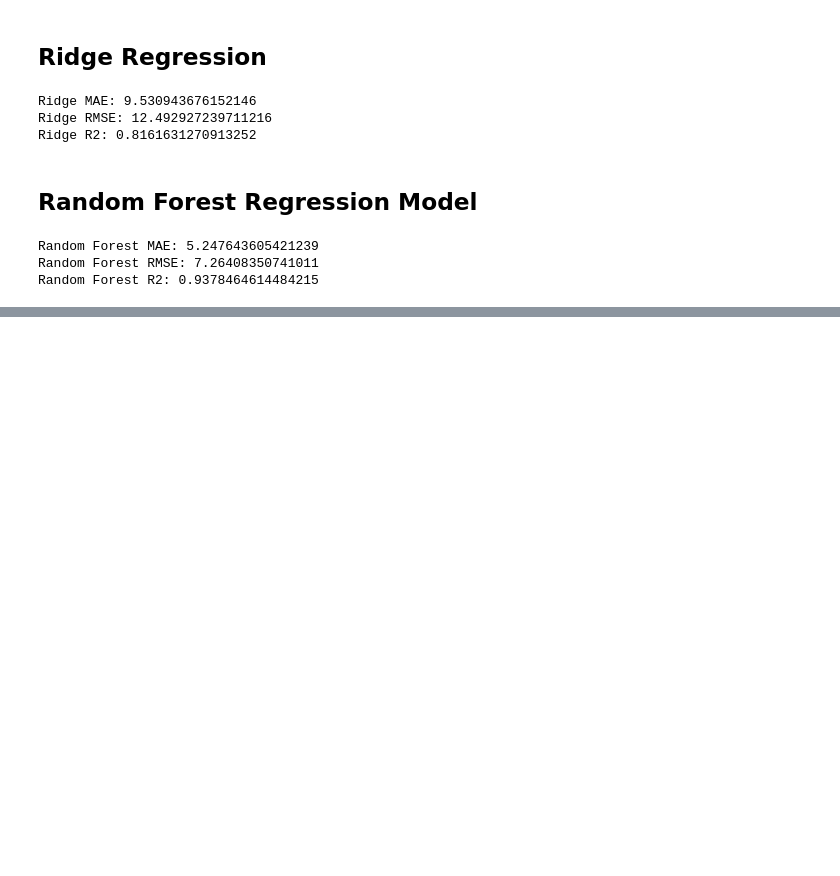
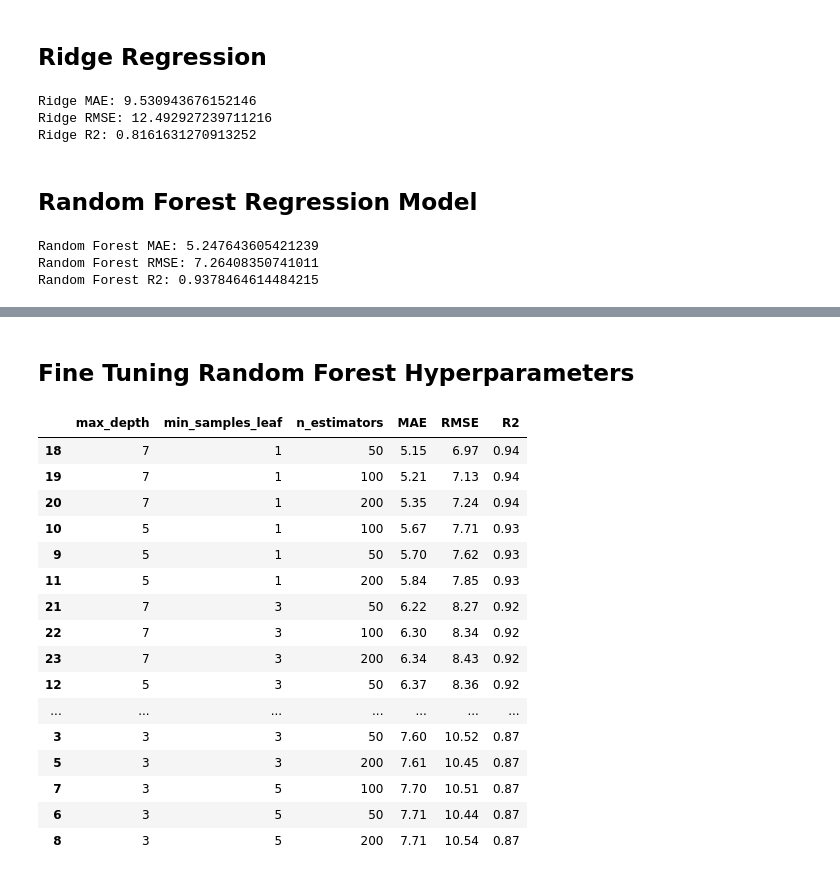
Before and after one commit to ajbunny/AI-Readiness-Governance-Capstone, a Jupyter notebook: notebooks/06_modeling_data_preparation.ipynb, the cells around one changed output, grey strips where cells are left out. Drawn from its saved outputs; the diff is of its cells as text; code cells hidden in the pictures; blank space fills up the shorter version.

Commit message:
Fine tuned Random Forest Hyperparameters

```diff
--- a/notebooks/06_modeling_data_preparation.ipynb
+++ b/notebooks/06_modeling_data_preparation.ipynb
@@ -598,0 +638,52 @@ Random Forest R2: 0.9378464614484215
+# %% [markdown]
+## Fine Tuning Random Forest Hyperparameters
+# %%
+from sklearn.model_selection import ParameterGrid
+
+# Controled small parameter search
+
+rf_param_grid = {
+    'n_estimators': [50, 100, 200],
+    'max_depth': [3, 5, 7],
+    'min_samples_leaf':[1, 3, 5]
+    }
+
+rf_tuning_results = []
+
+for params in ParameterGrid(rf_param_grid):
+
+    rf_tuning_pipeline = Pipeline([
+        ("imputer", SimpleImputer(strategy="median")),
+        ("model", RandomForestRegressor(**params, random_state=42,n_jobs=-1))
+    ])
+
+    rf_tuning_pipeline.fit(x_train, y_train)
+    rf_predictions = rf_tuning_pipeline.predict(x_val)
+
+    rf_tuning_results.append({
+        **params,
+        "MAE": mean_absolute_error(y_val, rf_predictions),
+        "RMSE": np.sqrt(mean_squared_error(y_val, rf_predictions)),
+        "R2": r2_score(y_val, rf_predictions)
+    })
+rf_tuning_results_df = pd.DataFrame(rf_tuning_results)
+
+display(rf_tuning_results_df.sort_values("MAE").round(2))
+# %% [output]
+|  | max_depth | min_samples_leaf | n_estimators | MAE | RMSE | R2 |
+| 18 | 7 | 1 | 50 | 5.15 | 6.97 | 0.94 |
+| 19 | 7 | 1 | 100 | 5.21 | 7.13 | 0.94 |
+| 20 | 7 | 1 | 200 | 5.35 | 7.24 | 0.94 |
+| 10 | 5 | 1 | 100 | 5.67 | 7.71 | 0.93 |
+| 9 | 5 | 1 | 50 | 5.70 | 7.62 | 0.93 |
+| 11 | 5 | 1 | 200 | 5.84 | 7.85 | 0.93 |
+| 21 | 7 | 3 | 50 | 6.22 | 8.27 | 0.92 |
+| 22 | 7 | 3 | 100 | 6.30 | 8.34 | 0.92 |
+| 23 | 7 | 3 | 200 | 6.34 | 8.43 | 0.92 |
+| 12 | 5 | 3 | 50 | 6.37 | 8.36 | 0.92 |
+| ... | ... | ... | ... | ... | ... | ... |
+| 3 | 3 | 3 | 50 | 7.60 | 10.52 | 0.87 |
+| 5 | 3 | 3 | 200 | 7.61 | 10.45 | 0.87 |
+| 7 | 3 | 5 | 100 | 7.70 | 10.51 | 0.87 |
+| 6 | 3 | 5 | 50 | 7.71 | 10.44 | 0.87 |
+| 8 | 3 | 5 | 200 | 7.71 | 10.54 | 0.87 |
```
Also changed, not shown: parts of 2 cells of this notebook.
